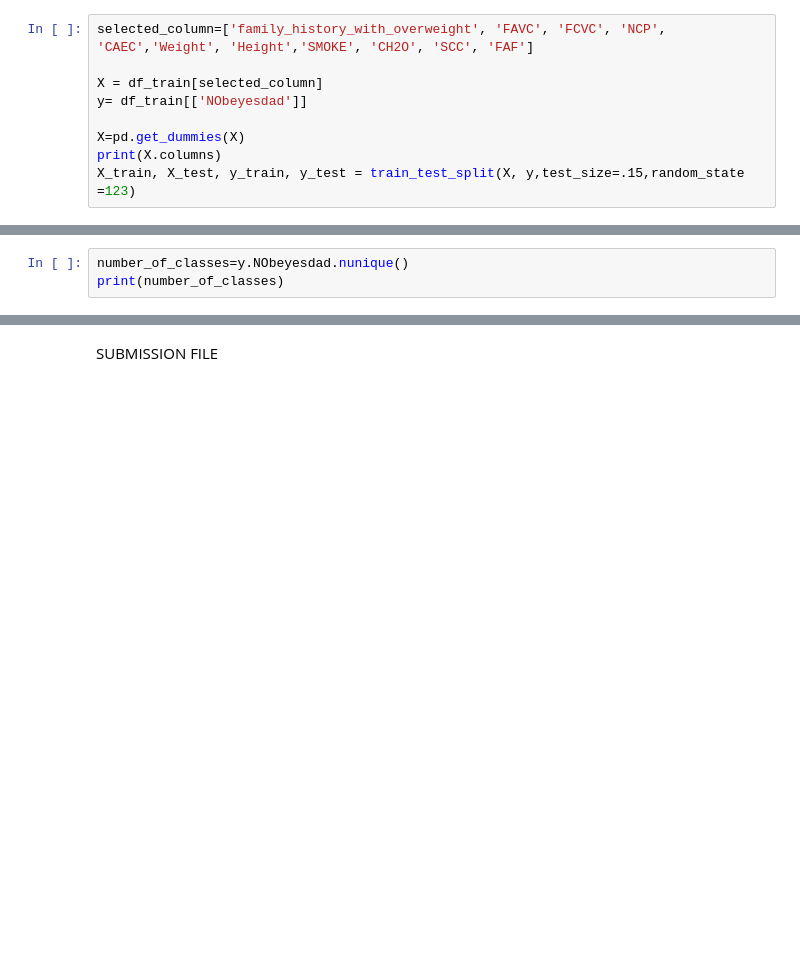
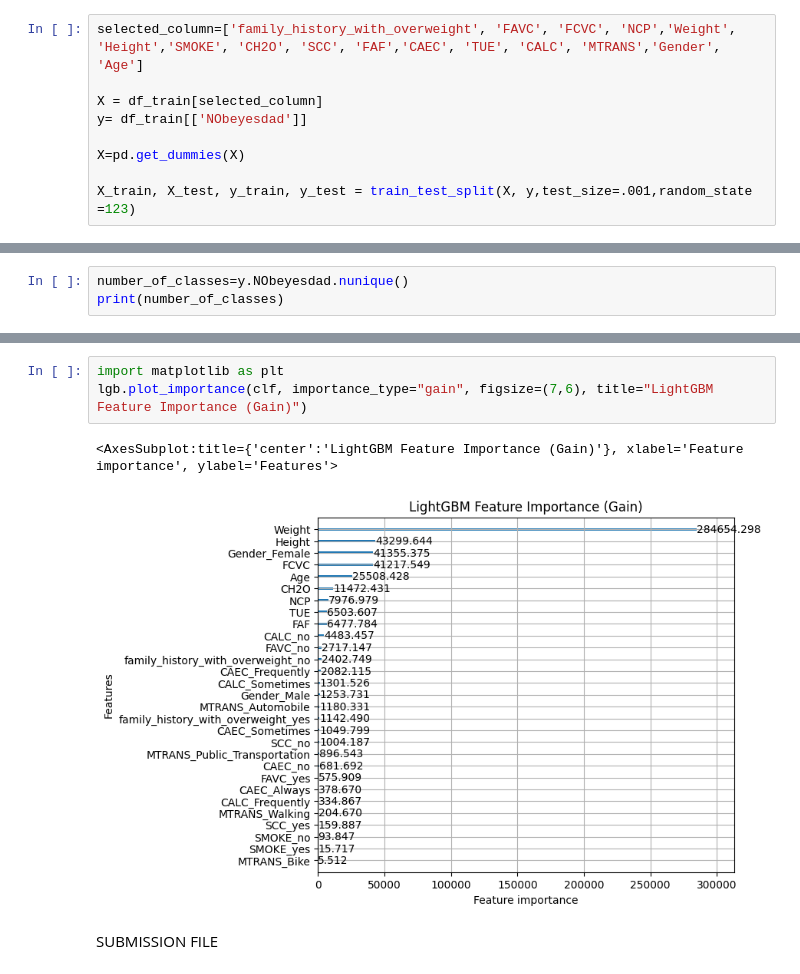
Before and after one commit to el-cer/challenge_kaggle_prediction, a Jupyter notebook: code/LGBMClassifier.ipynb, the cells around one changed output, grey strips where cells are left out. Cells and saved outputs as stored; diff of their text form; blank space fills up the shorter version.

```diff
--- a/code/LGBMClassifier.ipynb
+++ b/code/LGBMClassifier.ipynb
@@ -14,9 +16,9 @@ df_train.columns
 # %%
-selected_column=['family_history_with_overweight', 'FAVC', 'FCVC', 'NCP', 'CAEC','Weight', 'Height','SMOKE', 'CH2O', 'SCC', 'FAF']
+selected_column=['family_history_with_overweight', 'FAVC', 'FCVC', 'NCP','Weight', 'Height','SMOKE', 'CH2O', 'SCC', 'FAF','CAEC', 'TUE', 'CALC', 'MTRANS','Gender', 'Age']
 
 X = df_train[selected_column]
 y= df_train[['NObeyesdad']]
 
 X=pd.get_dummies(X)
-print(X.columns)
-X_train, X_test, y_train, y_test = train_test_split(X, y,test_size=.15,random_state =123)
+
+X_train, X_test, y_train, y_test = train_test_split(X, y,test_size=.001,random_state =123)
@@ -47,3 +120,9 @@ print(classification_report(y_test, predictions))
+# %%
+import matplotlib as plt
+lgb.plot_importance(clf, importance_type="gain", figsize=(7,6), title="LightGBM Feature Importance (Gain)")
+# %% [output]
+<AxesSubplot:title={'center':'LightGBM Feature Importance (Gain)'}, xlabel='Feature importance', ylabel='Features'>
+[figure, added]
 # %% [markdown]
 SUBMISSION FILE
 # %%
```
Also changed, not shown: parts of 7 cells of this notebook, 4 other files.
